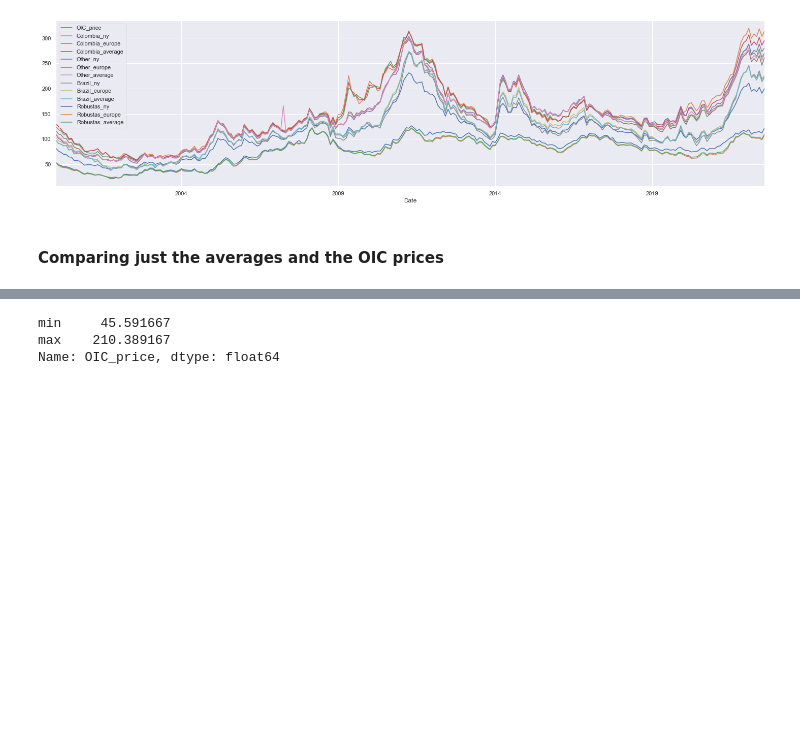
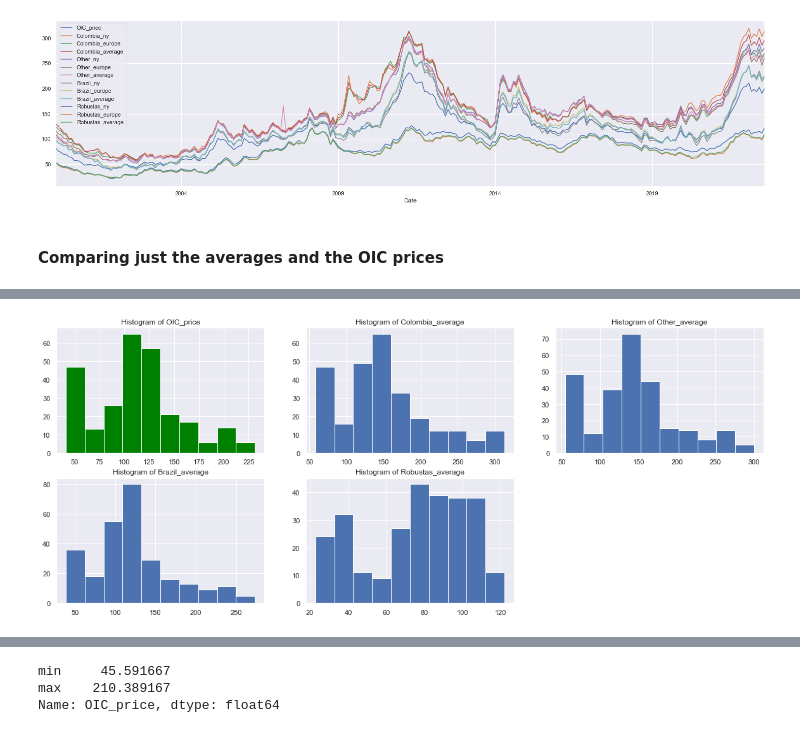
Before and after one commit to montwa/Ryerson, a Jupyter notebook: Coffee Price Regression Analysis.ipynb, the cells around one changed output, grey strips where cells are left out. Saved outputs shown, nothing was run; the diff lists cells and outputs as text; code cells hidden in the pictures; blank space fills up the shorter version.

```diff
--- a/Coffee Price Regression Analysis.ipynb
+++ b/Coffee Price Regression Analysis.ipynb
@@ -227,0 +215,23 @@ for column in lista_averages:
+# %%
+plt.figure(figsize=(20,8))
+plt.subplot(2,3,1)
+plt.hist(eda['OIC_price'], color = 'green')
+plt.title('Histogram of OIC_price')
+
+plt.subplot(2,3,2)
+plt.hist(eda['Colombia_average'])
+plt.title('Histogram of Colombia_average')
+
+plt.subplot(2,3,3)
+plt.hist(eda['Other_average'])
+plt.title('Histogram of Other_average')
+
+plt.subplot(2,3,4)
+plt.hist(eda['Brazil_average'])
+plt.title('Histogram of Brazil_average')
+
+plt.subplot(2,3,5)
+plt.hist(eda['Robustas_average'])
+plt.title('Histogram of Robustas_average');
+# %% [output]
+[figure, added]
```
Also changed, not shown: parts of 48 cells of this notebook, 3 other files.
